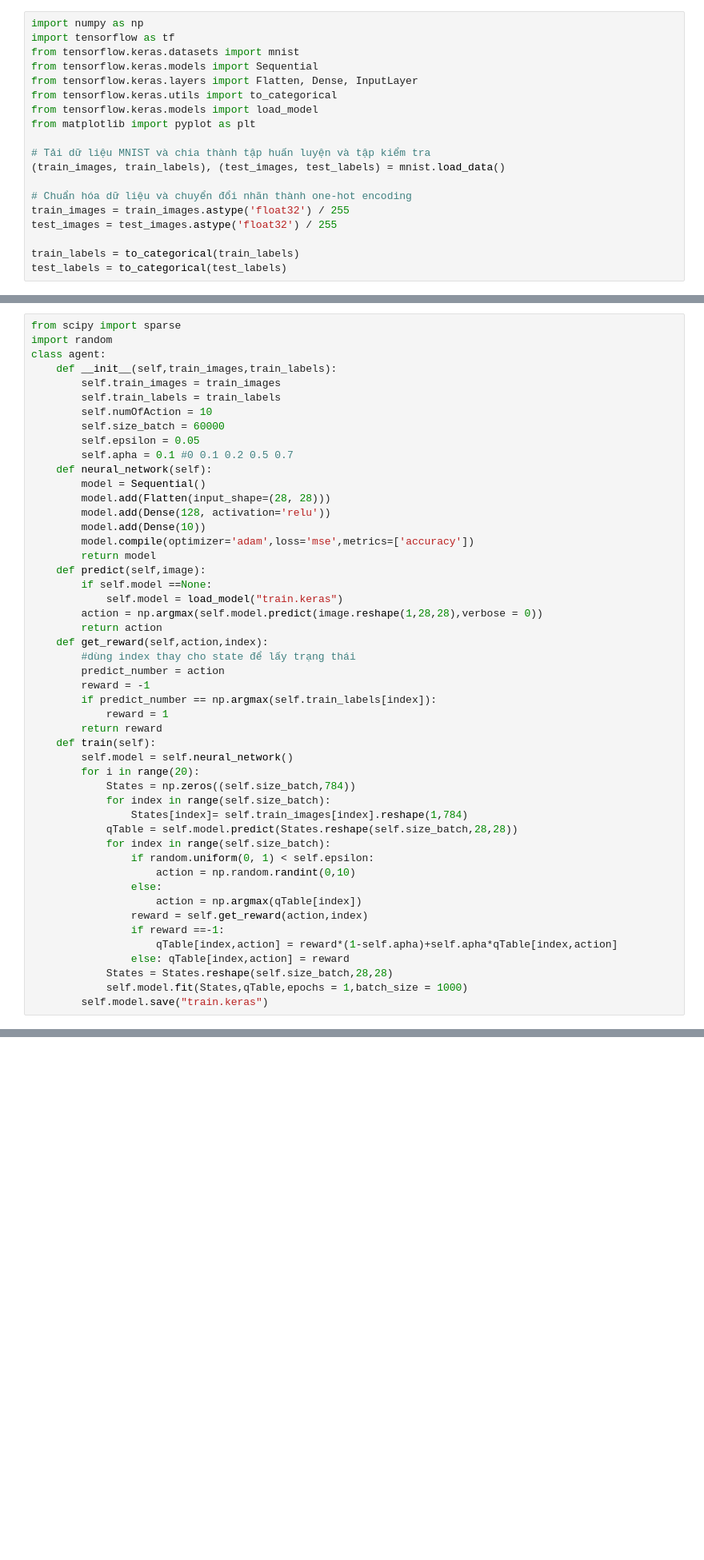
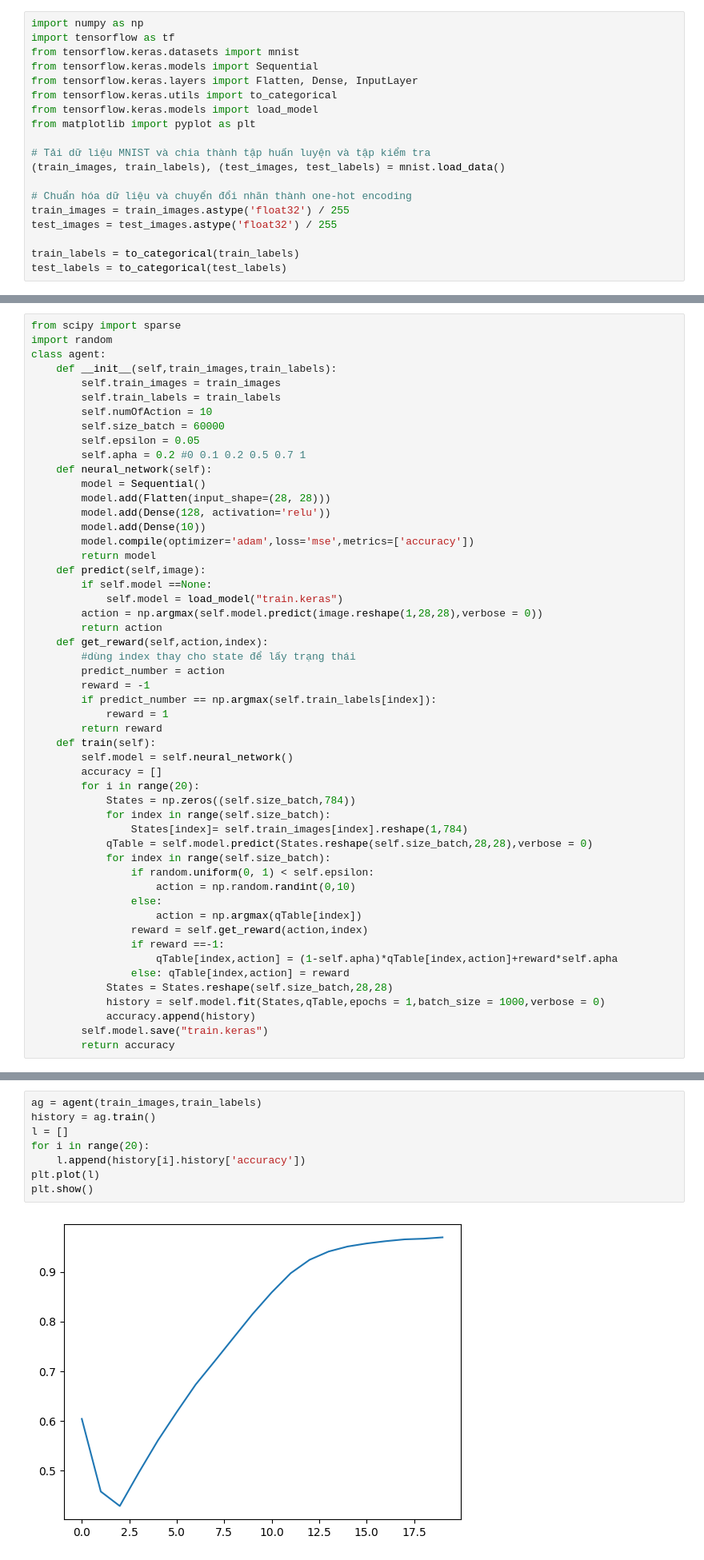
Before and after one commit to PLKhang/PythonAI, a Jupyter notebook: DeepQlearningMultiLayer.ipynb, the cells around one changed output, grey strips where cells are left out. Shown: that part at 80% size. Cells and saved outputs as stored; diff of their text form; blank space fills up the shorter version.

```diff
--- a/DeepQlearningMultiLayer.ipynb
+++ b/DeepQlearningMultiLayer.ipynb
@@ -27,7 +96,7 @@ class agent:
         self.numOfAction = 10
         self.size_batch = 60000
         self.epsilon = 0.05
-        self.apha = 0.1 #0 0.1 0.2 0.5 0.7
+        self.apha = 0.2 #0 0.1 0.2 0.5 0.7 1
     def neural_network(self):
         model = Sequential()
         model.add(Flatten(input_shape=(28, 28)))
@@ -49,11 +118,12 @@ class agent:
         return reward
     def train(self):
         self.model = self.neural_network()
+        accuracy = []
         for i in range(20):
             States = np.zeros((self.size_batch,784))
             for index in range(self.size_batch):
                 States[index]= self.train_images[index].reshape(1,784)
-            qTable = self.model.predict(States.reshape(self.size_batch,28,28))
+            qTable = self.model.predict(States.reshape(self.size_batch,28,28),verbose = 0)
             for index in range(self.size_batch):
                 if random.uniform(0, 1) < self.epsilon:
                     action = np.random.randint(0,10)
@@ -61,8 +131,10 @@ class agent:
                     action = np.argmax(qTable[index])
                 reward = self.get_reward(action,index)
                 if reward ==-1:
-                    qTable[index,action] = reward*(1-self.apha)+self.apha*qTable[index,action]
+                    qTable[index,action] = (1-self.apha)*qTable[index,action]+reward*self.apha
                 else: qTable[index,action] = reward
             States = States.reshape(self.size_batch,28,28)
-            self.model.fit(States,qTable,epochs = 1,batch_size = 1000)
+            history = self.model.fit(States,qTable,epochs = 1,batch_size = 1000,verbose = 0)
+            accuracy.append(history)
         self.model.save("train.keras")
+        return accuracy
@@ -89,0 +143,10 @@ ag.train()
+# %%
+ag = agent(train_images,train_labels)
+history = ag.train()
+l = []
+for i in range(20):
+    l.append(history[i].history['accuracy'])
+plt.plot(l)
+plt.show()
+# %% [output]
+[figure, added]
```
Also changed, not shown: parts of 10 cells of this notebook, 3 other files.
